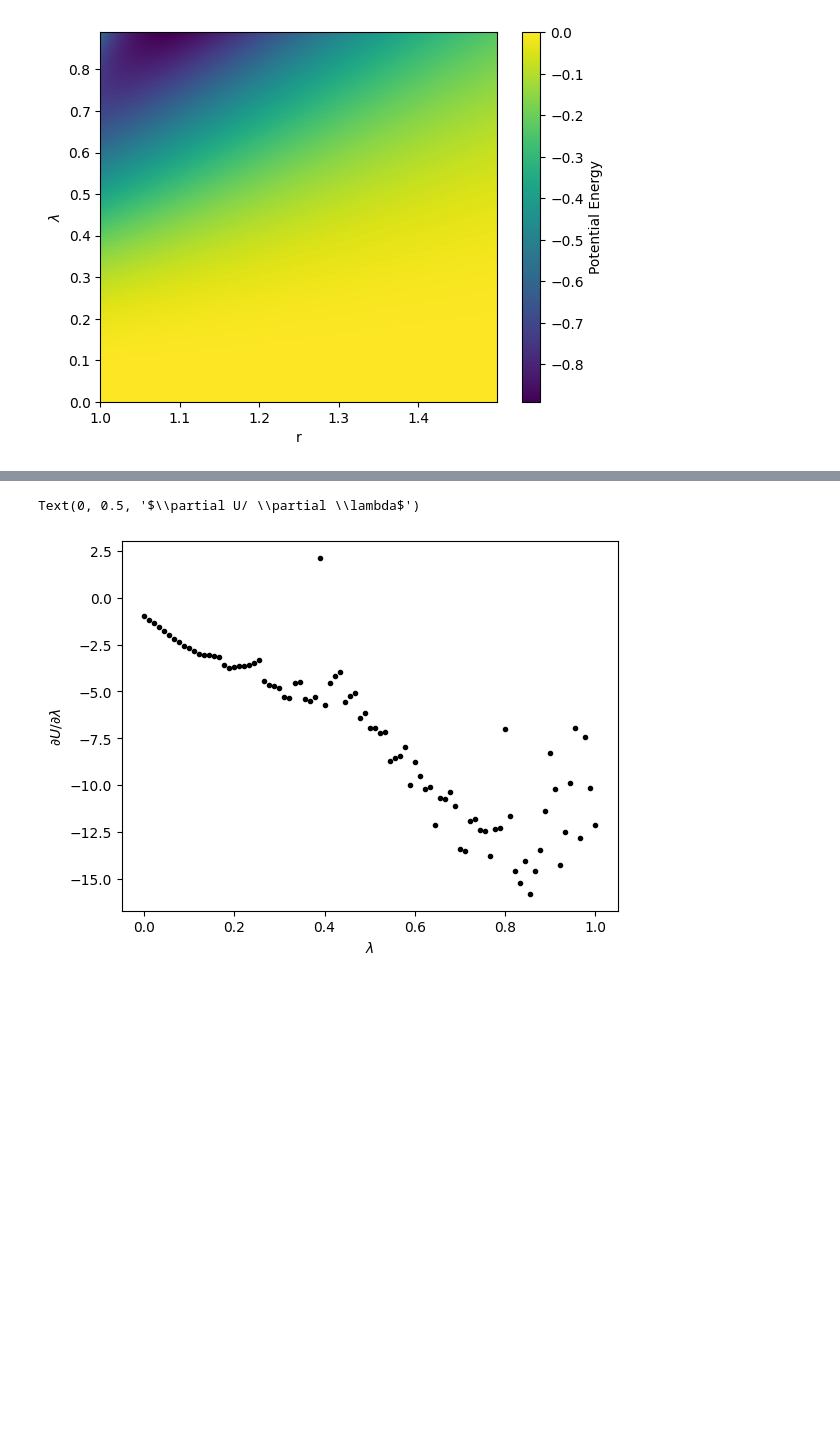
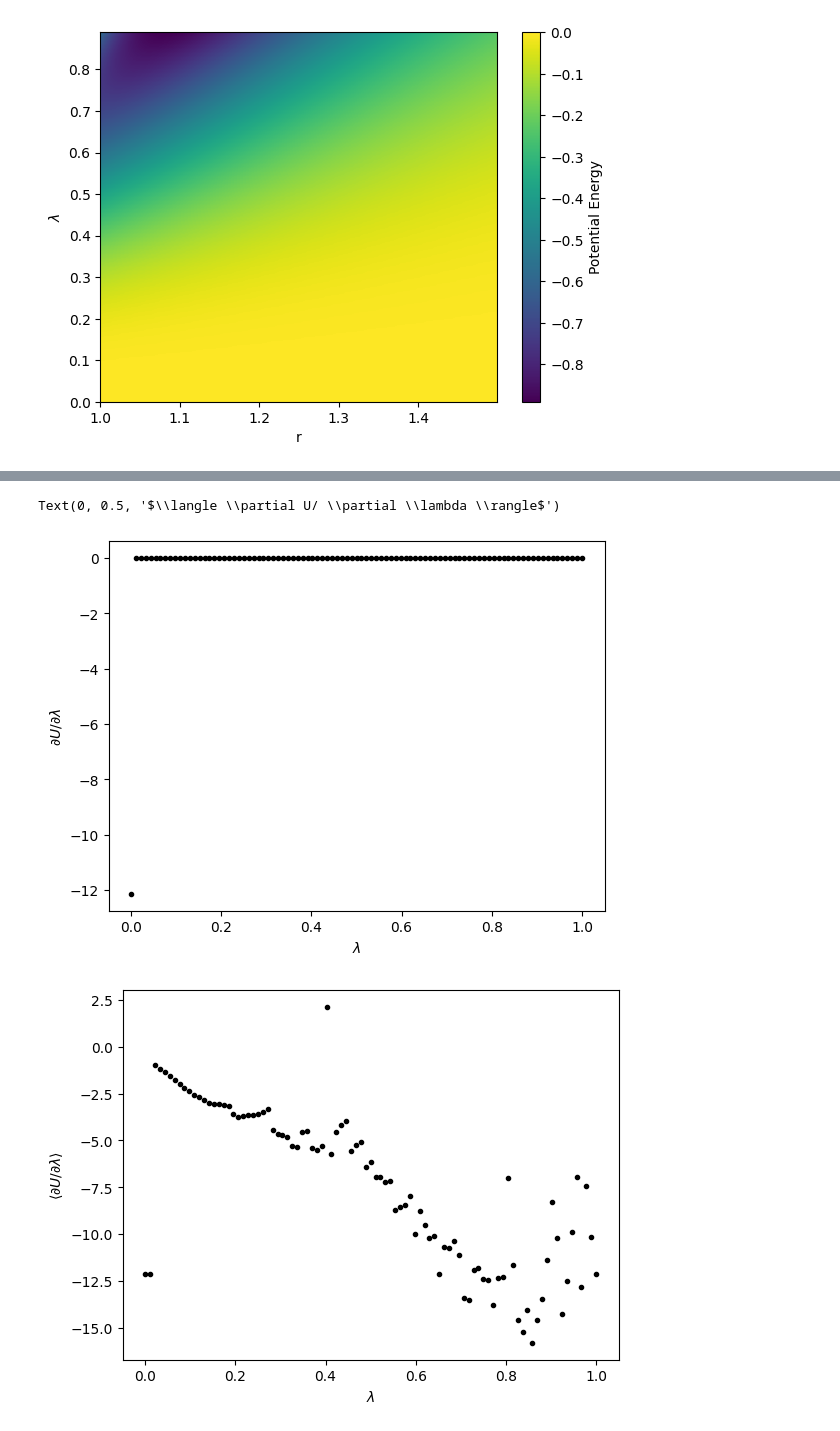
Before and after one commit to Foundnation/Thermodynamic_Integration, a Jupyter notebook: plots.ipynb, the cells around one changed output, grey strips where cells are left out. Saved outputs shown, nothing was run; the diff lists cells and outputs as text; code cells hidden in the pictures; blank space fills up the shorter version.

```diff
--- a/plots.ipynb
+++ b/plots.ipynb
@@ -76,12 +76,23 @@ Text(0, 0.5, '$dU / d\\lambda $')
 # %%
 with open("total_der_energies") as file:
     lines = file.readlines()
-    der_total_energies = [float(line) for line in lines]
+    total_der_energies = [float(line) for line in lines]
 
-x = np.linspace(0, 1, len(der_total_energies))
-plt.plot(x, der_total_energies, 'k.')
+x = np.linspace(0, 1, len(total_der_energies))
+plt.plot(x, total_der_energies, 'k.')
 plt.xlabel(r'$\lambda$')
 plt.ylabel(r'$\partial U/ \partial \lambda$')
+
+with open("avg_der_energies") as file:
+    lines = file.readlines()
+    avg_der_energies = [float(line) for line in lines]
+
+x = np.linspace(0, 1, len(avg_der_energies))
+plt.figure()
+plt.plot(x, avg_der_energies, 'k.')
+plt.xlabel(r'$\lambda$')
+plt.ylabel(r'$\langle \partial U/ \partial \lambda \rangle$')
 # %% [output]
-Text(0, 0.5, '$\\partial U/ \\partial \\lambda$')
+Text(0, 0.5, '$\\langle \\partial U/ \\partial \\lambda \\rangle$')
-[figure, old version]
+[figure, new version]
+[figure, added]
```
Also changed, not shown: parts of 3 cells of this notebook.
